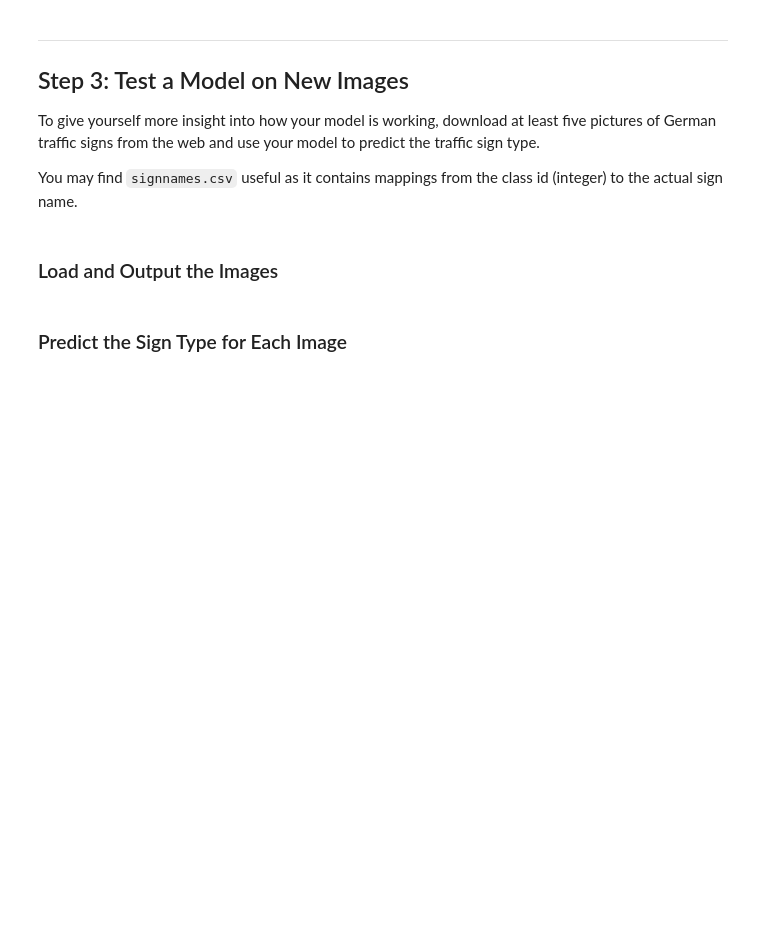
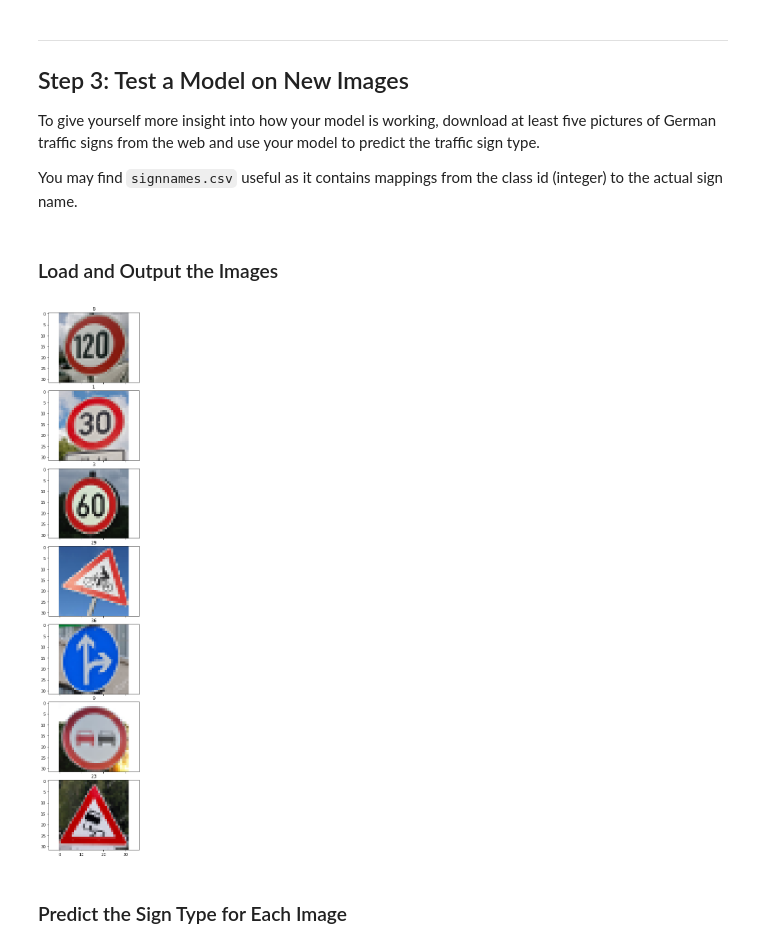
Before and after one commit to biohazardpb4/CarND-Traffic-Sign-Classifier-Project, a Jupyter notebook: Traffic_Sign_Classifier.ipynb, the cells around one changed output. Cells and saved outputs as stored; diff of their text form; code cells hidden in the pictures; blank space fills up the shorter version.

Commit message:
evaluated on images found around the net, with quite poor results :)

```diff
--- a/Traffic_Sign_Classifier.ipynb
+++ b/Traffic_Sign_Classifier.ipynb
@@ -391,3 +390,35 @@ You may find `signnames.csv` useful as it contains mappings from the class id (i
+# %%
+### Load the images and plot them here.
+### Feel free to use as many code cells as needed.
+
+import matplotlib.pyplot as plt
+import numpy as np
+import matplotlib.image as mpimg
+# Visualizations will be shown in the notebook.
+%matplotlib inline
+
+x_extra_valid = np.array([
+  mpimg.imread('examples/processed/120.png'), # 8
+  # mpimg.imread('examples/processed/130.png'), # DNE
+  mpimg.imread('examples/processed/30.png'), # 1
+  mpimg.imread('examples/processed/60.png'), #3
+  mpimg.imread('examples/processed/bicycle_crossing.png'), # 29
+  mpimg.imread('examples/processed/go_straight_or_right.png'), # 36
+  mpimg.imread('examples/processed/no_passing.png'), # 9
+  mpimg.imread('examples/processed/slippery.png'), # 23
+])
+y_extra_valid = np.array([8, 1, 3, 29, 36, 9, 23])
+
+# show an image from each class
+fig, axs = plt.subplots(nrows=len(x_extra_valid), ncols=1, squeeze=False, sharex='all', sharey='all', figsize=(4,20))
+fig.tight_layout()
+
+for (ax, x, y) in zip(axs, x_extra_valid, y_extra_valid):
+    ax[0].imshow(x)
+    ax[0].set_title(y)
+plt.show()
+# %% [output]
+[figure, added]
 # %% [markdown]
 ### Predict the Sign Type for Each Image
 # %%
```
Also changed, not shown: parts of 5 cells of this notebook.
